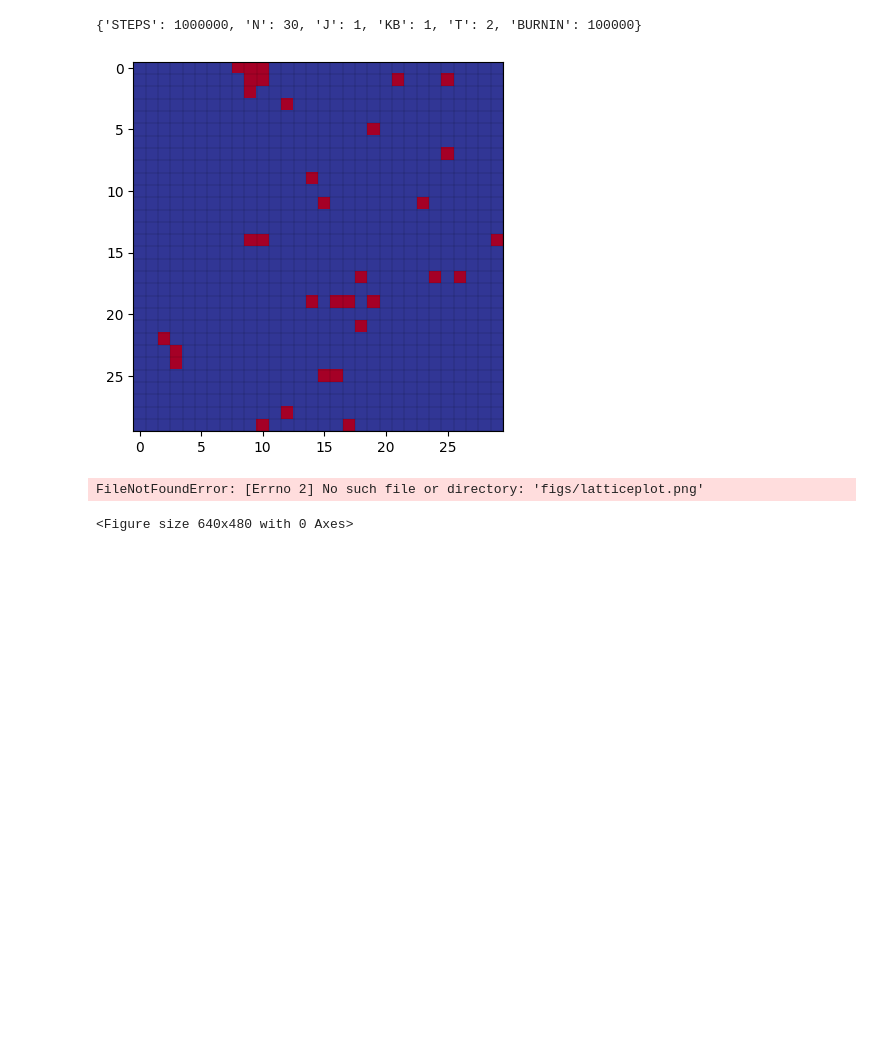
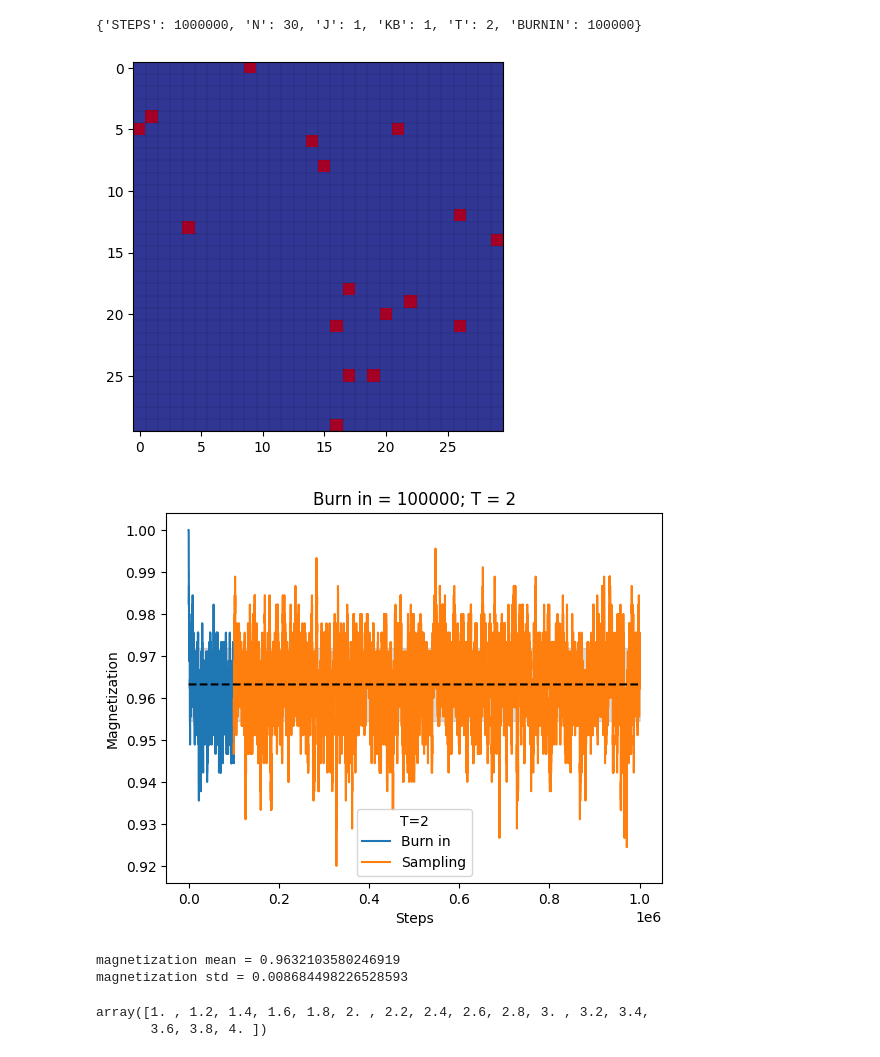
Before and after one commit to leo-megliola/2D-Icing-MCMC, a Jupyter notebook: partA.ipynb, the cells around one changed output. Saved outputs shown, nothing was run; the diff lists cells and outputs as text; code cells hidden in the pictures; blank space fills up the shorter version.

```diff
--- a/partA.ipynb
+++ b/partA.ipynb
@@ -29,9 +29,16 @@ BURNIN = config['BURNIN']
 # %%
 #2d ising model:
 m_valuesUP, lattice_spins, steps = spins(steps=STEPS, random=False)
-plot_lattice(lattice_spins, savefig="latticeplot.png")
-plot_m(m_valuesUP, burn_in = BURNIN, savefig="mplot.png")
+plot_lattice(lattice_spins)
+plot_m(m_valuesUP, burn_in = BURNIN)
 # %% [output]
-[figure, old version]
+[figure, new version]
+[figure, added]
-FileNotFoundError: [Errno 2] No such file or directory: 'figs/latticeplot.png'
+magnetization mean = 0.9632103580246919
+magnetization std = 0.008684498226528593
-<Figure size 640x480 with 0 Axes>
+# %%
+temps = np.linspace(1,4,16)
+temps
+# %% [output]
+array([1. , 1.2, 1.4, 1.6, 1.8, 2. , 2.2, 2.4, 2.6, 2.8, 3. , 3.2, 3.4,
+       3.6, 3.8, 4. ])
```
Also changed, not shown: parts of 3 cells of this notebook.
